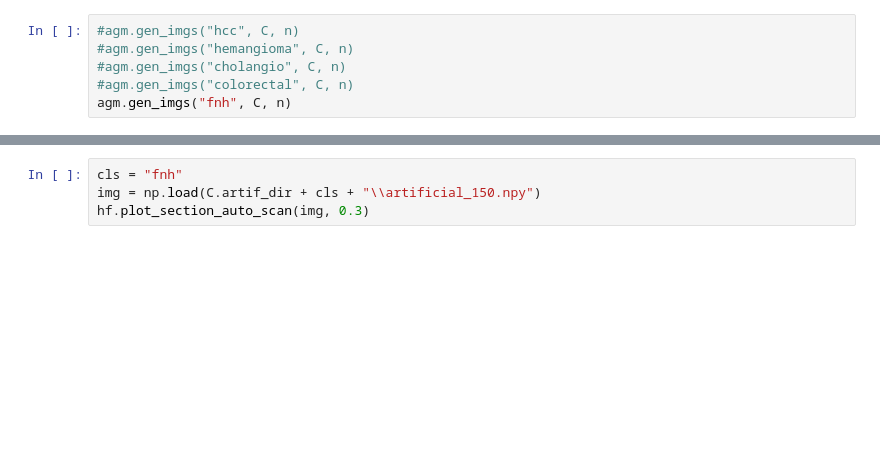
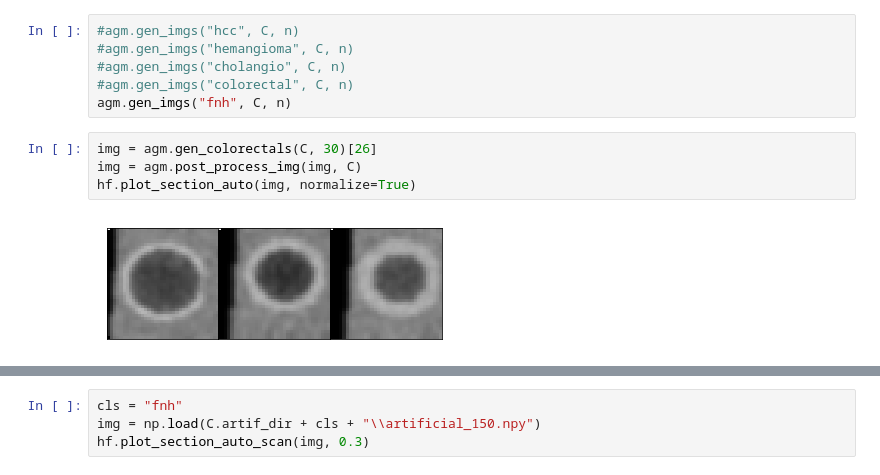
Before and after one commit to clintonjwang/voi-classifier, a Jupyter notebook: artificial-data-generator.ipynb, the cells around one changed output, grey strips where cells are left out. Cells and saved outputs as stored; diff of their text form; blank space fills up the shorter version.

```diff
--- a/artificial-data-generator.ipynb
+++ b/artificial-data-generator.ipynb
@@ -20,4 +30,10 @@ agm.gen_imgs("cyst", C, n)
 #agm.gen_imgs("cholangio", C, n)
 #agm.gen_imgs("colorectal", C, n)
 agm.gen_imgs("fnh", C, n)
+# %%
+img = agm.gen_colorectals(C, 30)[26]
+img = agm.post_process_img(img, C)
+hf.plot_section_auto(img, normalize=True)
+# %% [output]
+[figure, added]
 # %%
```
Also changed, not shown: parts of 4 cells of this notebook, 10 other files.
